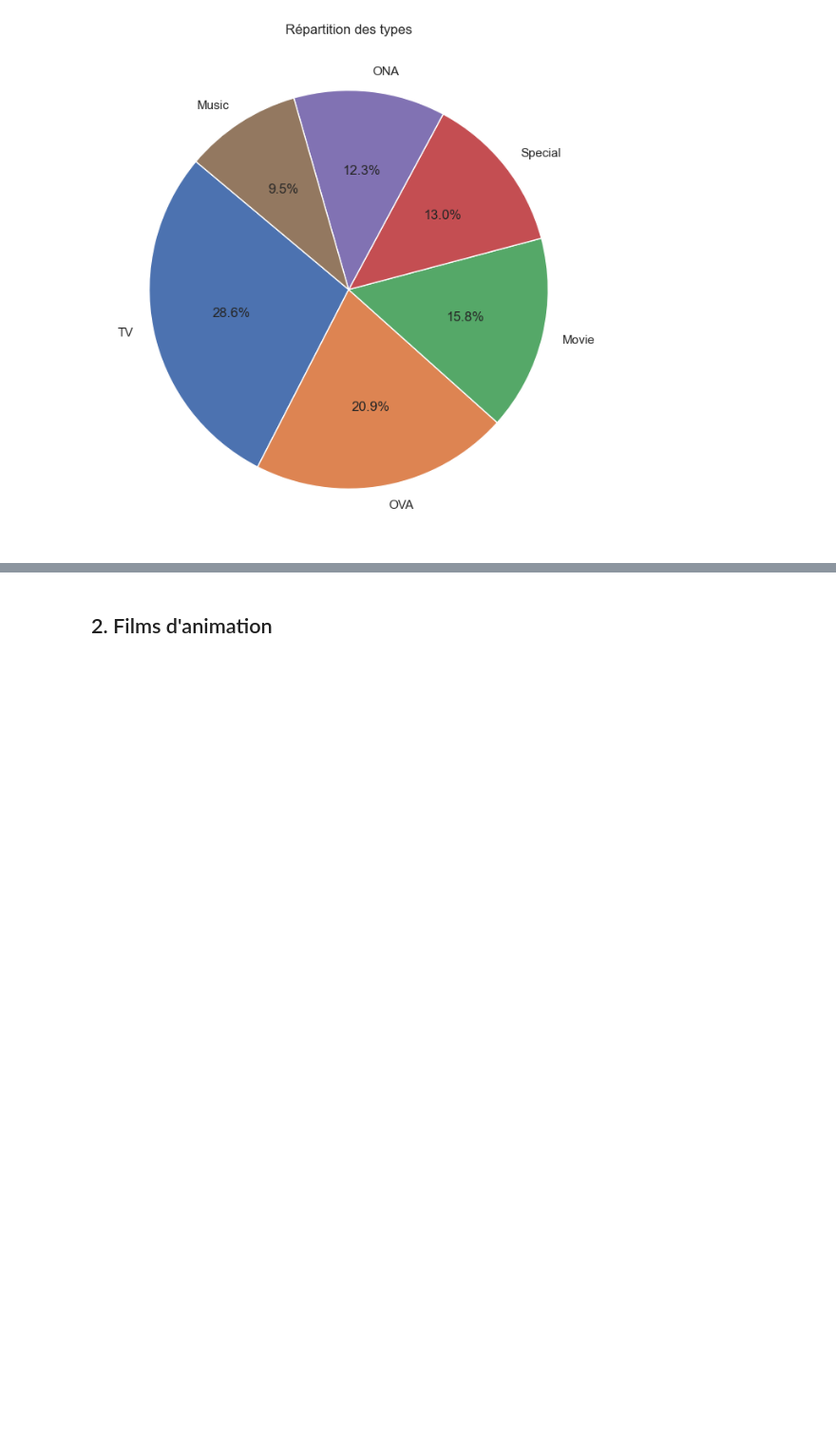
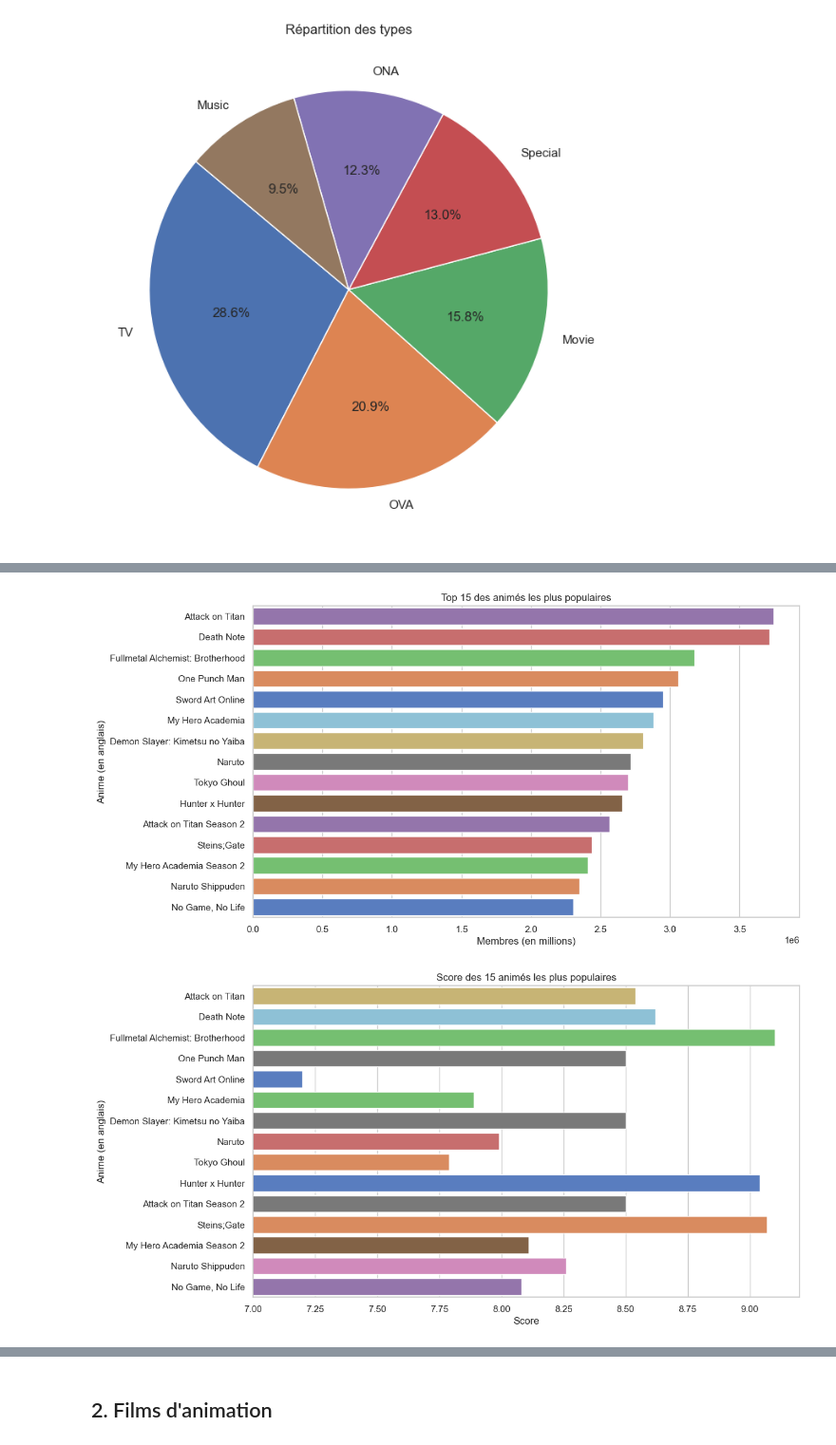
Before and after one commit to TAMINE-CYRIL/MyAnimeList-Analysis, a Jupyter notebook: notebook.ipynb, the cells around one changed output, grey strips where cells are left out. Shown at 95% size. Cells and saved outputs as stored; diff of their text form; code cells hidden in the pictures; blank space fills up the shorter version.

```diff
--- a/notebook.ipynb
+++ b/notebook.ipynb
@@ -204,0 +186,28 @@ top15_score = df_anime.sort_values(by="Score", ascending=False).head(15)
+# %%
+# --- Données : top 15 par popularité ---
+
+top15_pop = df_anime.sort_values(by="Members", ascending=False).head(15)
+
+plt.figure(figsize=(12, 6))
+sns.barplot(x="Members", y="English name", data=top15_pop, hue="Members", legend=False, palette="muted")
+
+
+plt.xlabel("Membres (en millions)")
+plt.ylabel("Anime (en anglais)")
+plt.tight_layout()
+plt.title("Top 15 des animés les plus populaires")
+plt.show()
+
+plt.figure(figsize=(12, 6))
+sns.barplot(x="Score", y="English name", data=top15_pop, hue="Score", legend=False, palette="muted")
+
+
+plt.xlabel("Score")
+plt.ylabel("Anime (en anglais)")
+plt.tight_layout()
+plt.xlim(7, 9.2)
+plt.title("Score des 15 animés les plus populaires")
+plt.show()
+# %% [output]
+[figure, added]
+[figure, added]
```
Also changed, not shown: parts of 21 cells of this notebook.
